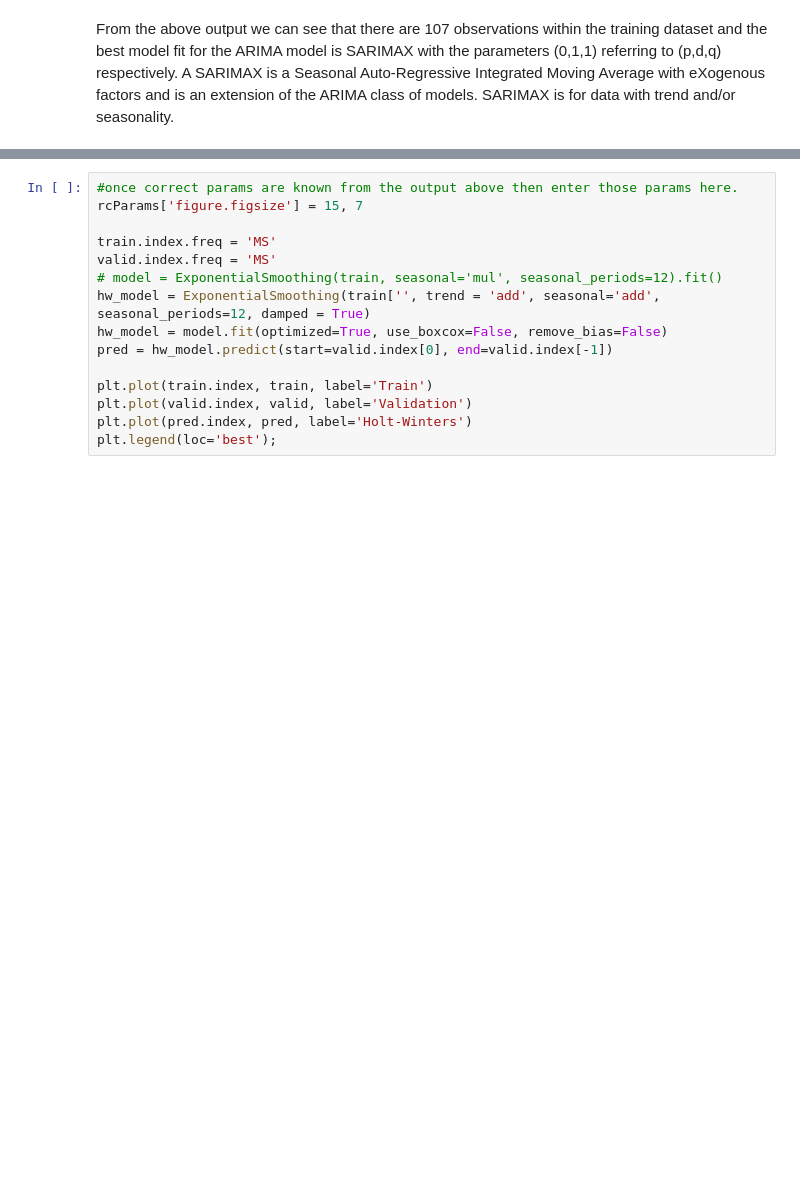
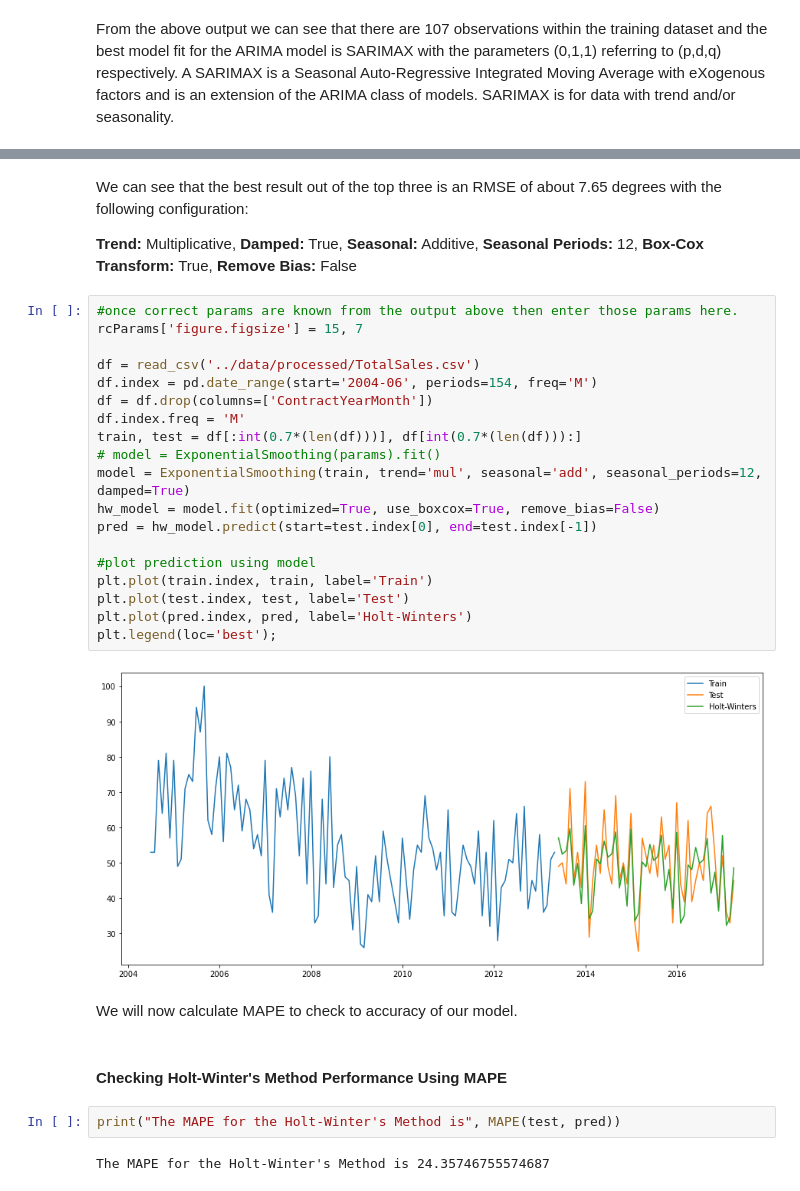
Before and after one commit to martell-n-tardy/Forecasting-with-a-Time-Series-Model-using-Python, a Jupyter notebook: notebooks/Preprocessing & Training.ipynb, the cells around one changed output, grey strips where cells are left out. Drawn from its saved outputs; the diff is of its cells as text; blank space fills up the shorter version.

Commit message:
updated Preprocessing/Training notebook

```diff
--- a/notebooks/Preprocessing & Training.ipynb
+++ b/notebooks/Preprocessing & Training.ipynb
@@ -303,18 +298,41 @@ if __name__ == '__main__':
         print(cfg, error)
 # %% [output]
 KeyboardInterrupt:
+# %% [markdown]
+We can see that the best result out of the top three is an RMSE of about 7.65 degrees with the following configuration:
+
+**Trend:** Multiplicative,
+**Damped:** True,
+**Seasonal:** Additive,
+**Seasonal Periods:** 12,
+**Box-Cox Transform:** True,
+**Remove Bias:** False
 # %%
 #once correct params are known from the output above then enter those params here.
 rcParams['figure.figsize'] = 15, 7
 
-train.index.freq = 'MS'
-valid.index.freq = 'MS'
-# model = ExponentialSmoothing(train, seasonal='mul', seasonal_periods=12).fit()
-hw_model = ExponentialSmoothing(train['', trend = 'add', seasonal='add', seasonal_periods=12, damped = True)
-hw_model = model.fit(optimized=True, use_boxcox=False, remove_bias=False)
-pred = hw_model.predict(start=valid.index[0], end=valid.index[-1])
+df = read_csv('../data/processed/TotalSales.csv')
+df.index = pd.date_range(start='2004-06', periods=154, freq='M')
+df = df.drop(columns=['ContractYearMonth'])
+df.index.freq = 'M'
+train, test = df[:int(0.7*(len(df)))], df[int(0.7*(len(df))):]
+# model = ExponentialSmoothing(params).fit()
+model = ExponentialSmoothing(train, trend='mul', seasonal='add', seasonal_periods=12, damped=True)
+hw_model = model.fit(optimized=True, use_boxcox=True, remove_bias=False)
+pred = hw_model.predict(start=test.index[0], end=test.index[-1])
 
+#plot prediction using model
 plt.plot(train.index, train, label='Train')
-plt.plot(valid.index, valid, label='Validation')
+plt.plot(test.index, test, label='Test')
 plt.plot(pred.index, pred, label='Holt-Winters')
 plt.legend(loc='best');
+# %% [output]
+[figure, added]
+# %% [markdown]
+We will now calculate MAPE to check to accuracy of our model.
+# %% [markdown]
+#### Checking Holt-Winter's Method Performance Using MAPE
+# %%
+print("The MAPE for the Holt-Winter's Method is", MAPE(test, pred))
+# %% [output]
+The MAPE for the Holt-Winter's Method is 24.35746755574687
```
Also changed, not shown: parts of 16 cells of this notebook.
